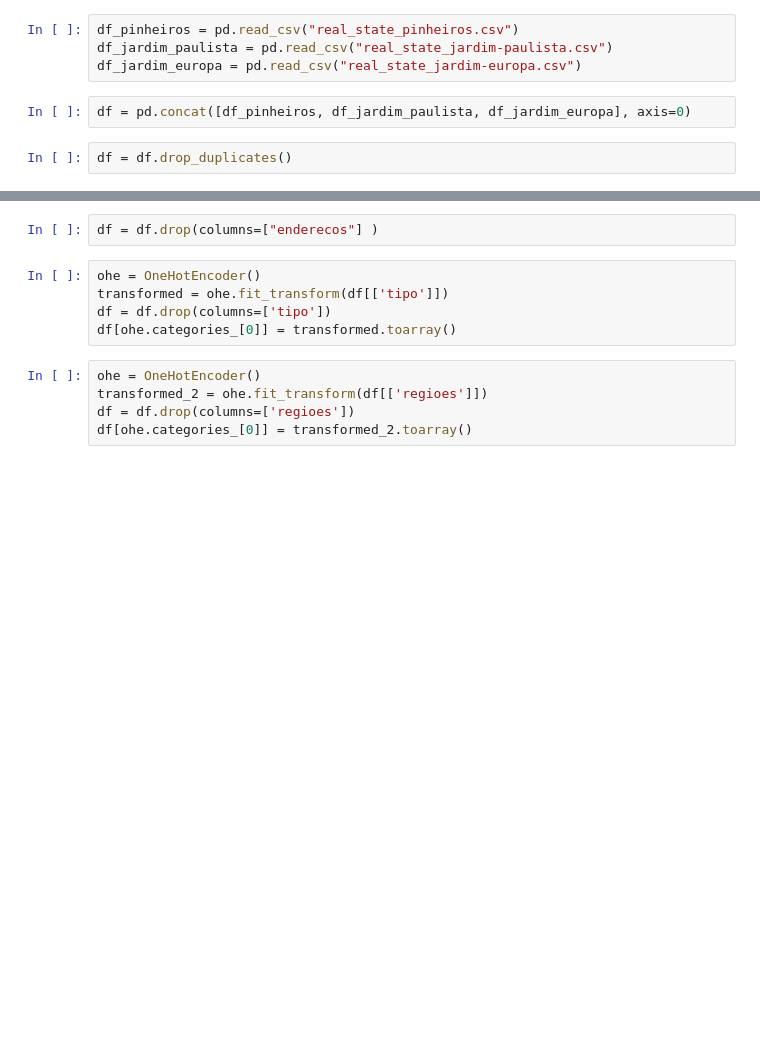
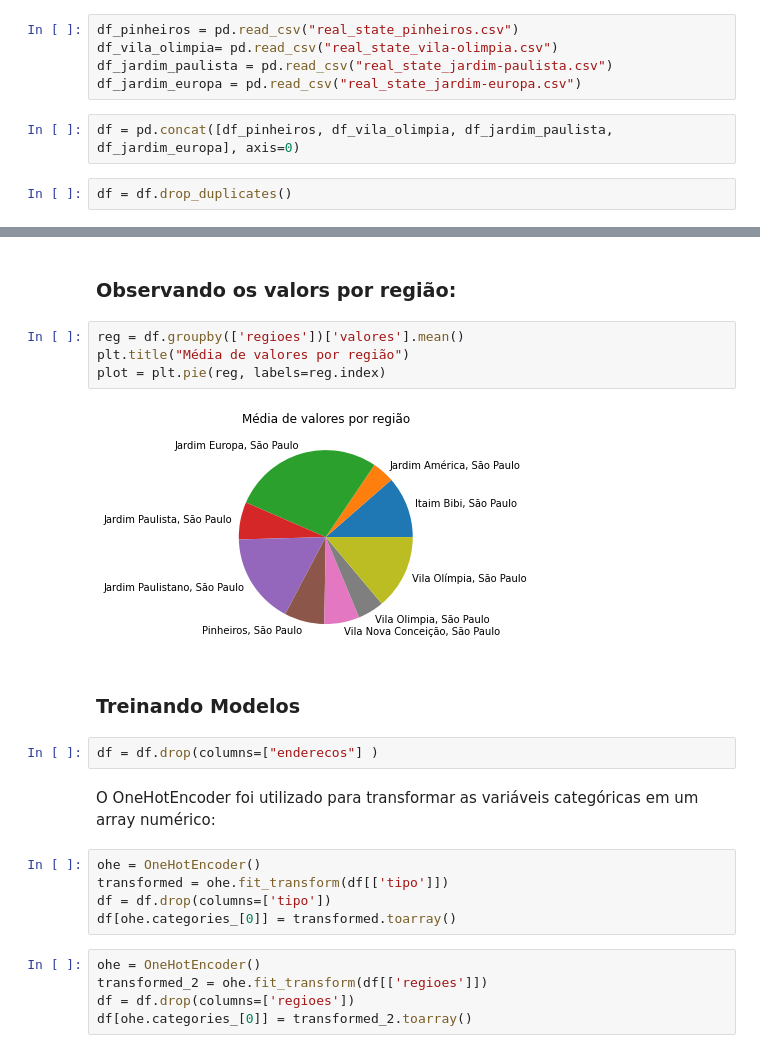
Before and after one commit to jpgianfaldoni/RealStateAnalysis, a Jupyter notebook: RealStateAnalysis.ipynb, the cells around one changed output, grey strips where cells are left out. Cells and saved outputs as stored; diff of their text form; blank space fills up the shorter version.

```diff
--- a/RealStateAnalysis.ipynb
+++ b/RealStateAnalysis.ipynb
@@ -90,9 +98,10 @@ for regiao in regioes:
         get_dataset(f'https://www.quintoandar.com.br/comprar/imovel/{regiao}-sao-paulo-sp-brasil', file_name)
 # %%
 df_pinheiros = pd.read_csv("real_state_pinheiros.csv")
+df_vila_olimpia= pd.read_csv("real_state_vila-olimpia.csv")
 df_jardim_paulista = pd.read_csv("real_state_jardim-paulista.csv")
 df_jardim_europa = pd.read_csv("real_state_jardim-europa.csv")
 # %%
-df = pd.concat([df_pinheiros, df_jardim_paulista, df_jardim_europa], axis=0)
+df = pd.concat([df_pinheiros, df_vila_olimpia, df_jardim_paulista, df_jardim_europa], axis=0)
 # %%
 df = df.drop_duplicates()
@@ -99,5 +117,17 @@ df = df.drop_duplicates()
+# %% [markdown]
+### Observando os valors por região:
+# %%
+reg = df.groupby(['regioes'])['valores'].mean()
+plt.title("Média de valores por região")
+plot = plt.pie(reg, labels=reg.index)
+# %% [output]
+[figure, added]
+# %% [markdown]
+### Treinando Modelos
 # %%
 df = df.drop(columns=["enderecos"] )
+# %% [markdown]
+O OneHotEncoder foi utilizado para transformar as variáveis categóricas em um array numérico:
 # %%
 ohe = OneHotEncoder()
 transformed = ohe.fit_transform(df[['tipo']])
```
Also changed, not shown: parts of 11 cells of this notebook.
